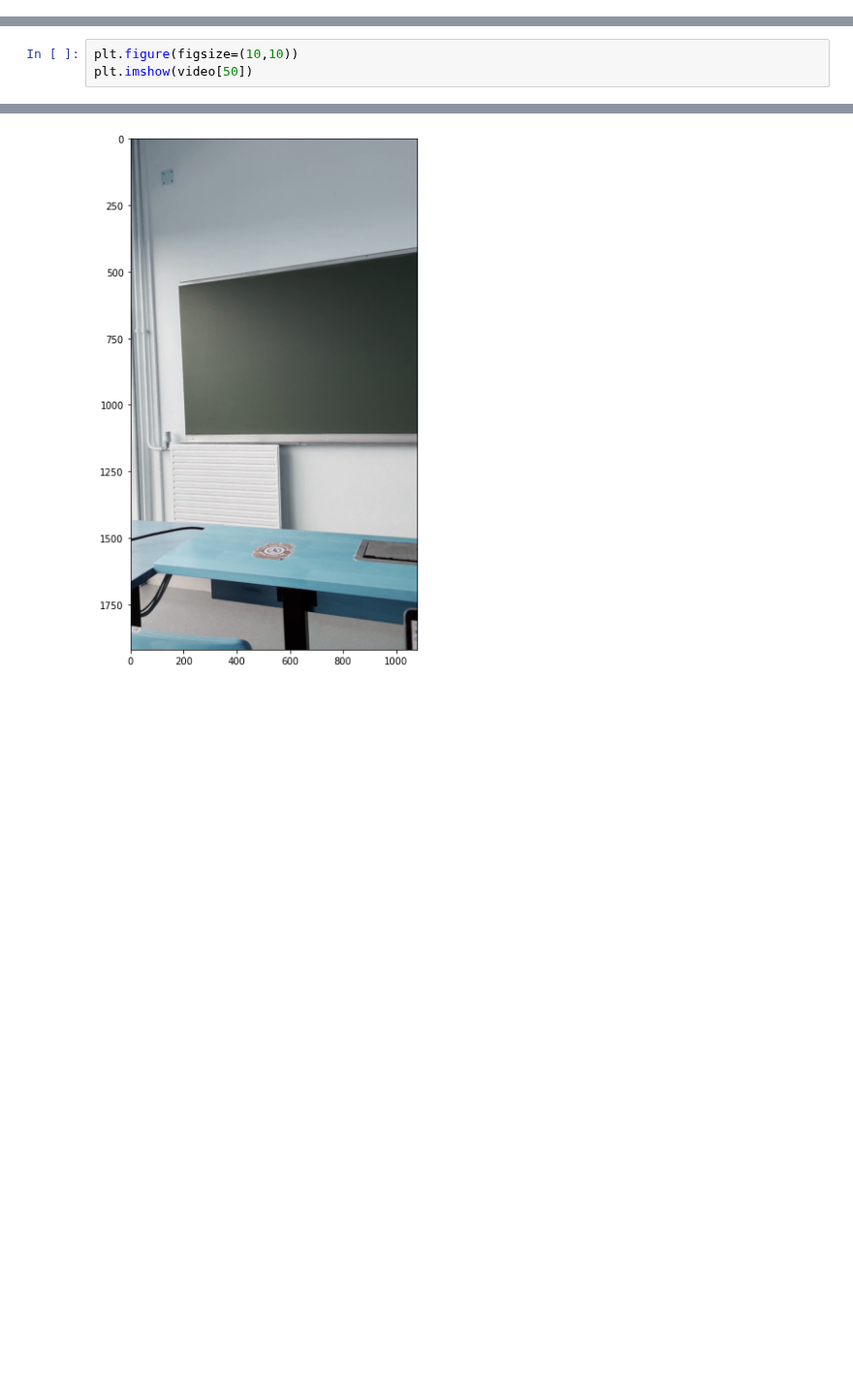
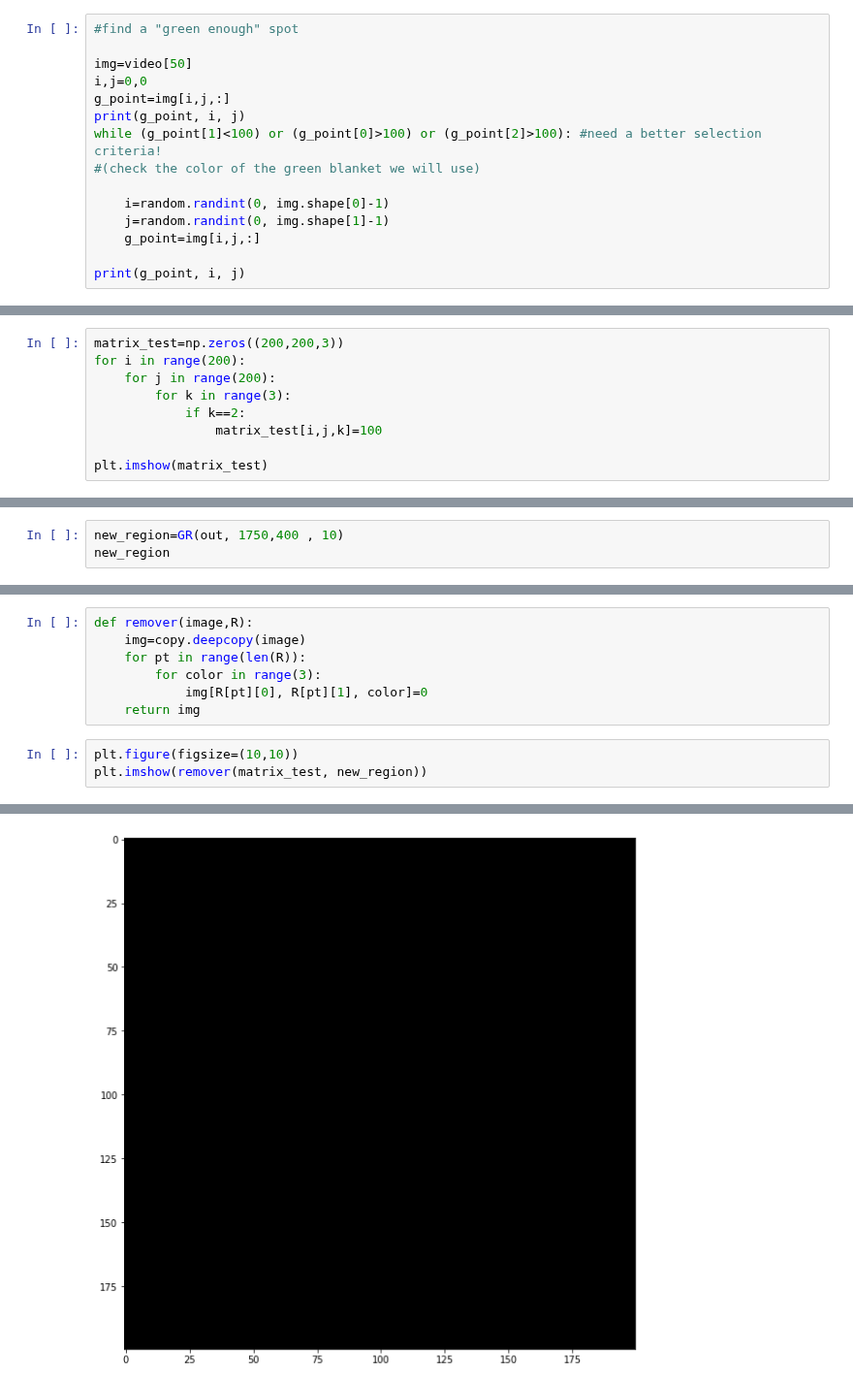
Before and after one commit to hannachoum/ComputerVision_Project, a Jupyter notebook: Projet_ComputerVision.ipynb, the cells around one changed output, grey strips where cells are left out. Shown at 97% size. Drawn from its saved outputs; the diff is of its cells as text; blank space fills up the shorter version.

Commit message:
growing region is workinggit add . (v1)

```diff
--- a/Projet_ComputerVision.ipynb
+++ b/Projet_ComputerVision.ipynb
@@ -72,0 +95,15 @@ Creating..../data/frame56.jpg
+# %%
+#find a "green enough" spot
+
+img=video[50]
+i,j=0,0
+g_point=img[i,j,:]
+print(g_point, i, j)
+while (g_point[1]<100) or (g_point[0]>100) or (g_point[2]>100): #need a better selection criteria!
+#(check the color of the green blanket we will use)
+
+    i=random.randint(0, img.shape[0]-1)
+    j=random.randint(0, img.shape[1]-1)
+    g_point=img[i,j,:]
+
+print(g_point, i, j)
@@ -72,0 +167,9 @@ Creating..../data/frame56.jpg
+# %%
+matrix_test=np.zeros((200,200,3))
+for i in range(200):
+    for j in range(200):
+        for k in range(3):
+            if k==2:
+                matrix_test[i,j,k]=100
+
+plt.imshow(matrix_test)
@@ -72,0 +180,3 @@ Creating..../data/frame56.jpg
+# %%
+new_region=GR(out, 1750,400 , 10)
+new_region
@@ -73,6 +201,13 @@ Creating..../data/frame56.jpg
+# %%
+def remover(image,R):
+    img=copy.deepcopy(image)
+    for pt in range(len(R)):
+        for color in range(3):
+            img[R[pt][0], R[pt][1], color]=0
+    return img
 # %%
 plt.figure(figsize=(10,10))
-plt.imshow(video[50])
+plt.imshow(remover(matrix_test, new_region))
 # %% [output]
 <matplotlib.image.AxesImage at 0x...>
-[figure, old version]
+[figure, new version]
```
Also changed, not shown: parts of 11 cells of this notebook, 1 other file.
